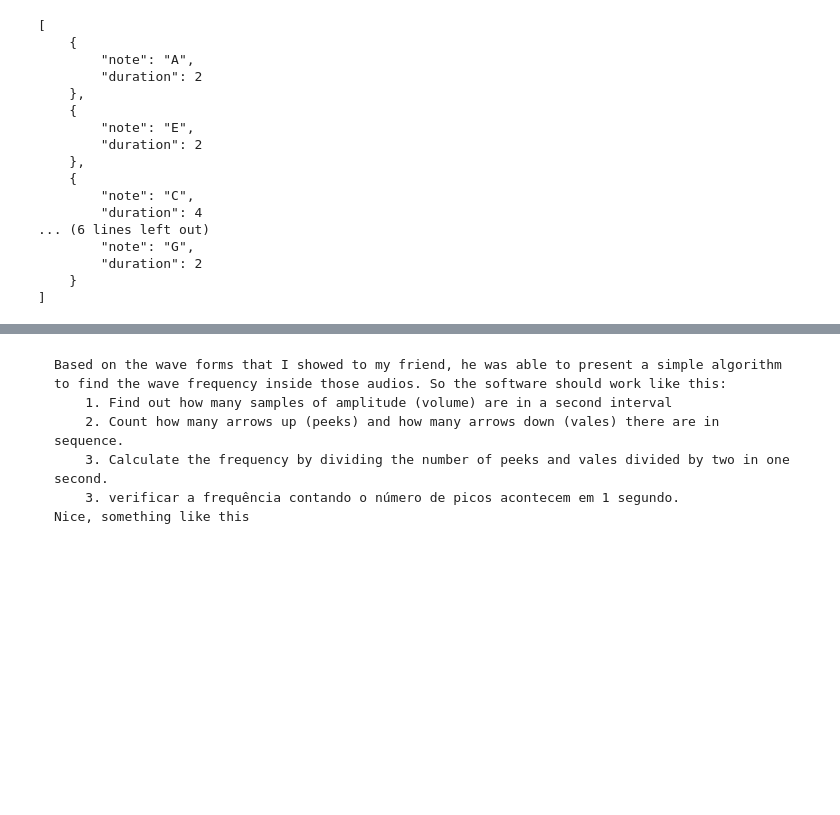
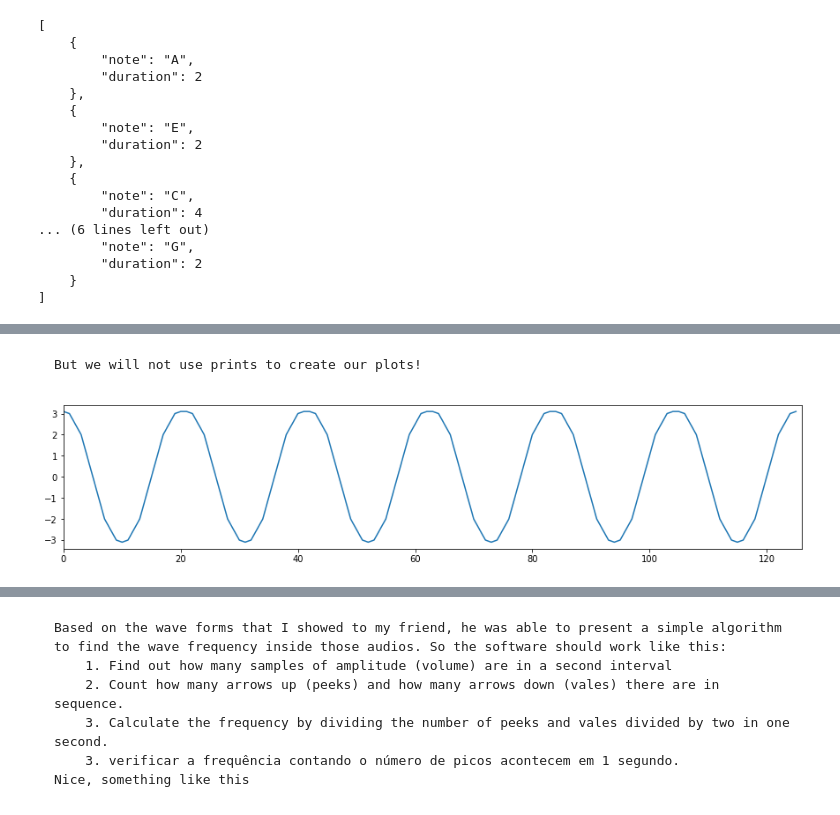
Before and after one commit to pedrogyrao/math_music, a Jupyter notebook: frequency vs time domains.ipynb, the cells around one changed output, grey strips where cells are left out. Drawn from its saved outputs; the diff is of its cells as text; code cells hidden in the pictures; blank space fills up the shorter version.

```diff
--- a/frequency vs time domains.ipynb
+++ b/frequency vs time domains.ipynb
@@ -91,0 +129,11 @@ def plot_freq_points(frequency, time, x_offset=0, y_offset=0):
+# %% [markdown]
+    But we will not use prints to create our plots!
+# %%
+nrepetitions = 6
+voltages = nrepetitions * [3.1, 3, 2.5, 2,  1, 0, -1, -2, -2.5, -3, -3.1, -3, -2.5, -2, -1, 0, 1, 2, 2.5, 3, 3.1]
+plt.figure(figsize=(15, 3))
+plt.plot(voltages)
+plt.xlim([0, len(voltages)])
+plt.show()
+# %% [output]
+[figure, added]
```
Also changed, not shown: parts of 42 cells of this notebook, 7 other files.
